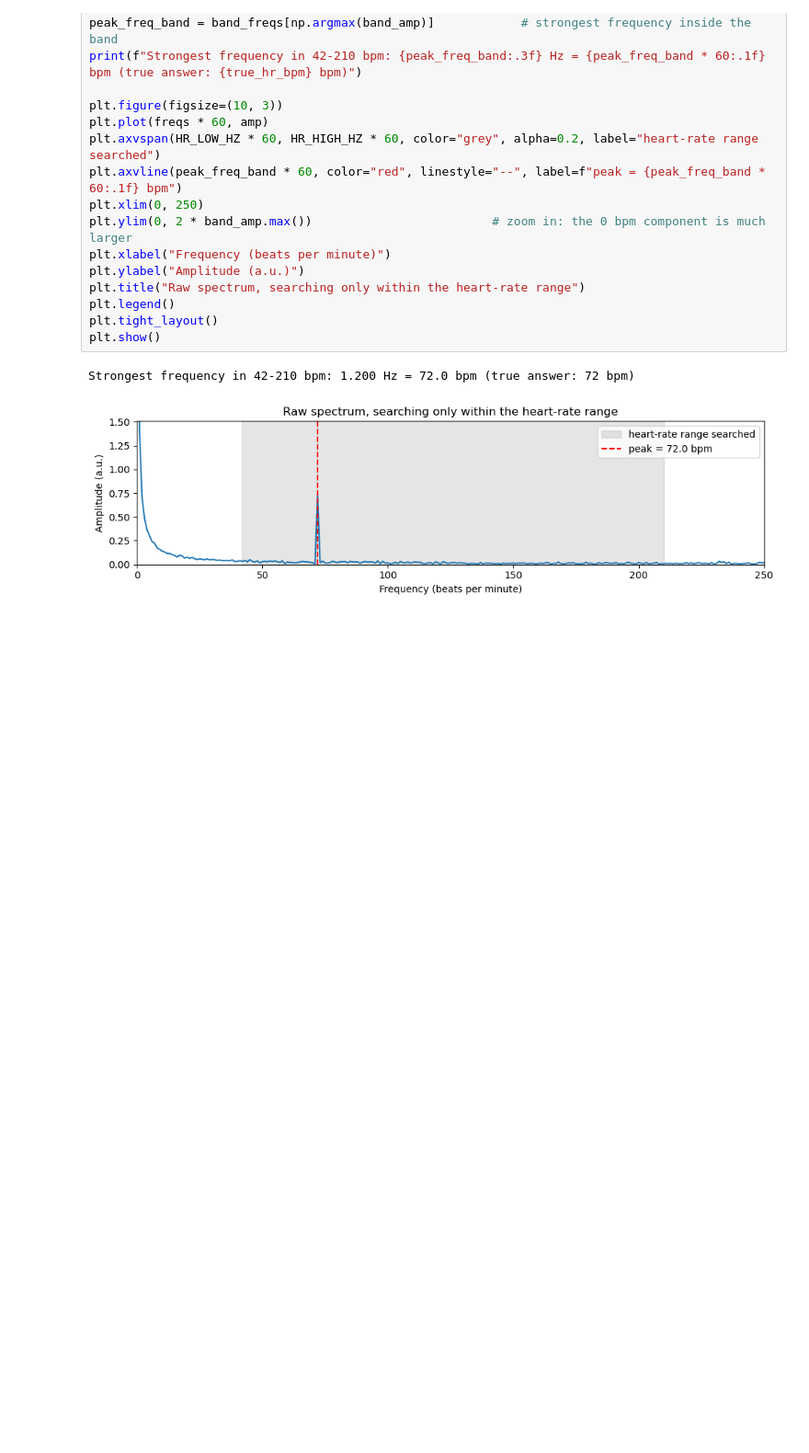
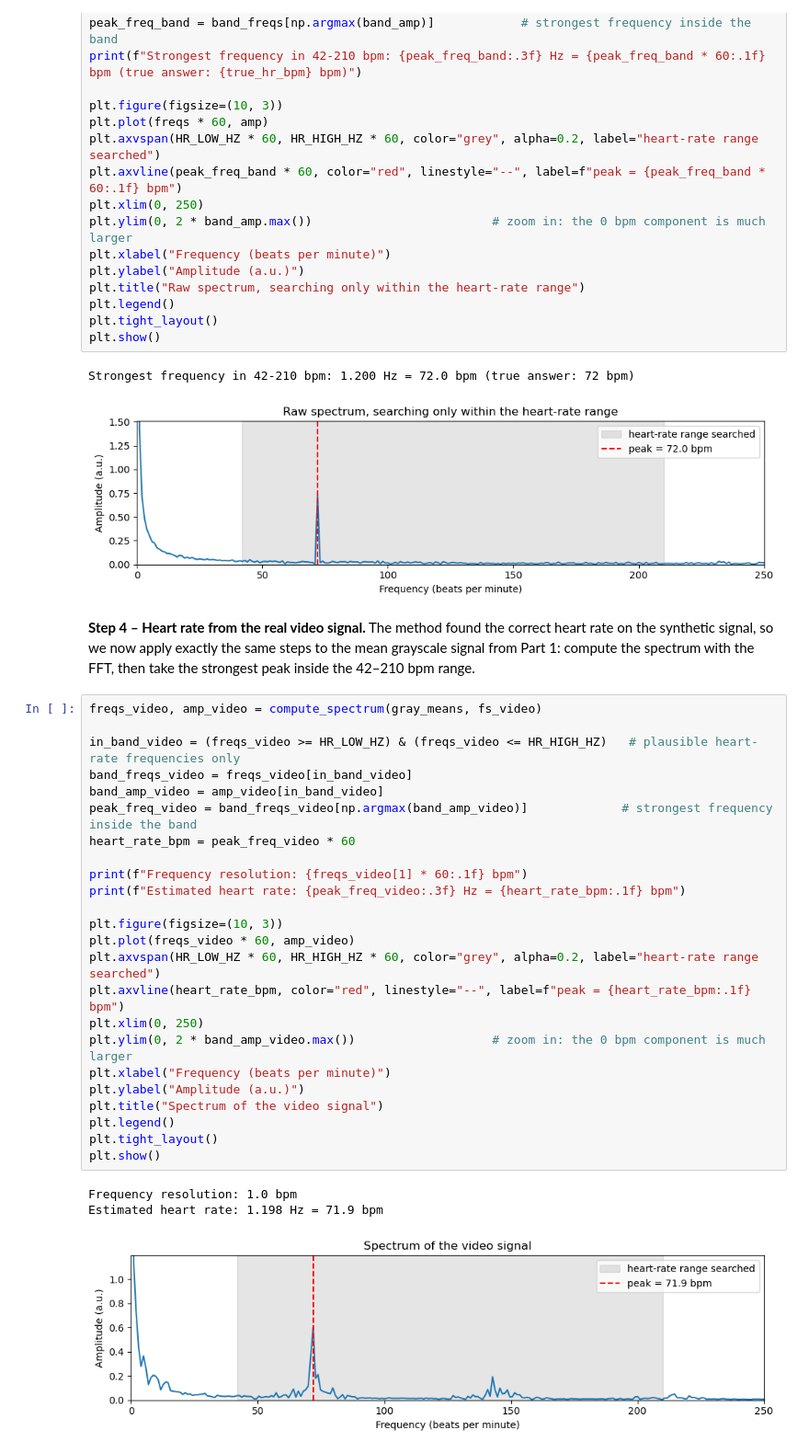
Before and after one commit to yaoZtb/ppg-heart-rate-from-video, a Jupyter notebook: heart_rate_from_video.ipynb, the cells around one changed output. Shown at 92% size. Cells and saved outputs as stored; diff of their text form; blank space fills up the shorter version.

Commit message:
Estimate heart rate from the video signal

```diff
--- a/heart_rate_from_video.ipynb
+++ b/heart_rate_from_video.ipynb
@@ -153,3 +153,33 @@ plt.show()
 # %% [output]
 Strongest frequency in 42-210 bpm: 1.200 Hz = 72.0 bpm (true answer: 72 bpm)
 [figure]
+# %% [markdown]
+**Step 4 – Heart rate from the real video signal.** The method found the correct heart rate on the synthetic signal, so we now apply exactly the same steps to the mean grayscale signal from Part 1: compute the spectrum with the FFT, then take the strongest peak inside the 42–210 bpm range.
+# %%
+freqs_video, amp_video = compute_spectrum(gray_means, fs_video)
+
+in_band_video = (freqs_video >= HR_LOW_HZ) & (freqs_video <= HR_HIGH_HZ)   # plausible heart-rate frequencies only
+band_freqs_video = freqs_video[in_band_video]
+band_amp_video = amp_video[in_band_video]
+peak_freq_video = band_freqs_video[np.argmax(band_amp_video)]             # strongest frequency inside the band
+heart_rate_bpm = peak_freq_video * 60
+
+print(f"Frequency resolution: {freqs_video[1] * 60:.1f} bpm")
+print(f"Estimated heart rate: {peak_freq_video:.3f} Hz = {heart_rate_bpm:.1f} bpm")
+
+plt.figure(figsize=(10, 3))
+plt.plot(freqs_video * 60, amp_video)
+plt.axvspan(HR_LOW_HZ * 60, HR_HIGH_HZ * 60, color="grey", alpha=0.2, label="heart-rate range searched")
+plt.axvline(heart_rate_bpm, color="red", linestyle="--", label=f"peak = {heart_rate_bpm:.1f} bpm")
+plt.xlim(0, 250)
+plt.ylim(0, 2 * band_amp_video.max())                   # zoom in: the 0 bpm component is much larger
+plt.xlabel("Frequency (beats per minute)")
+plt.ylabel("Amplitude (a.u.)")
+plt.title("Spectrum of the video signal")
+plt.legend()
+plt.tight_layout()
+plt.show()
+# %% [output]
+Frequency resolution: 1.0 bpm
+Estimated heart rate: 1.198 Hz = 71.9 bpm
+[figure, added]
```
